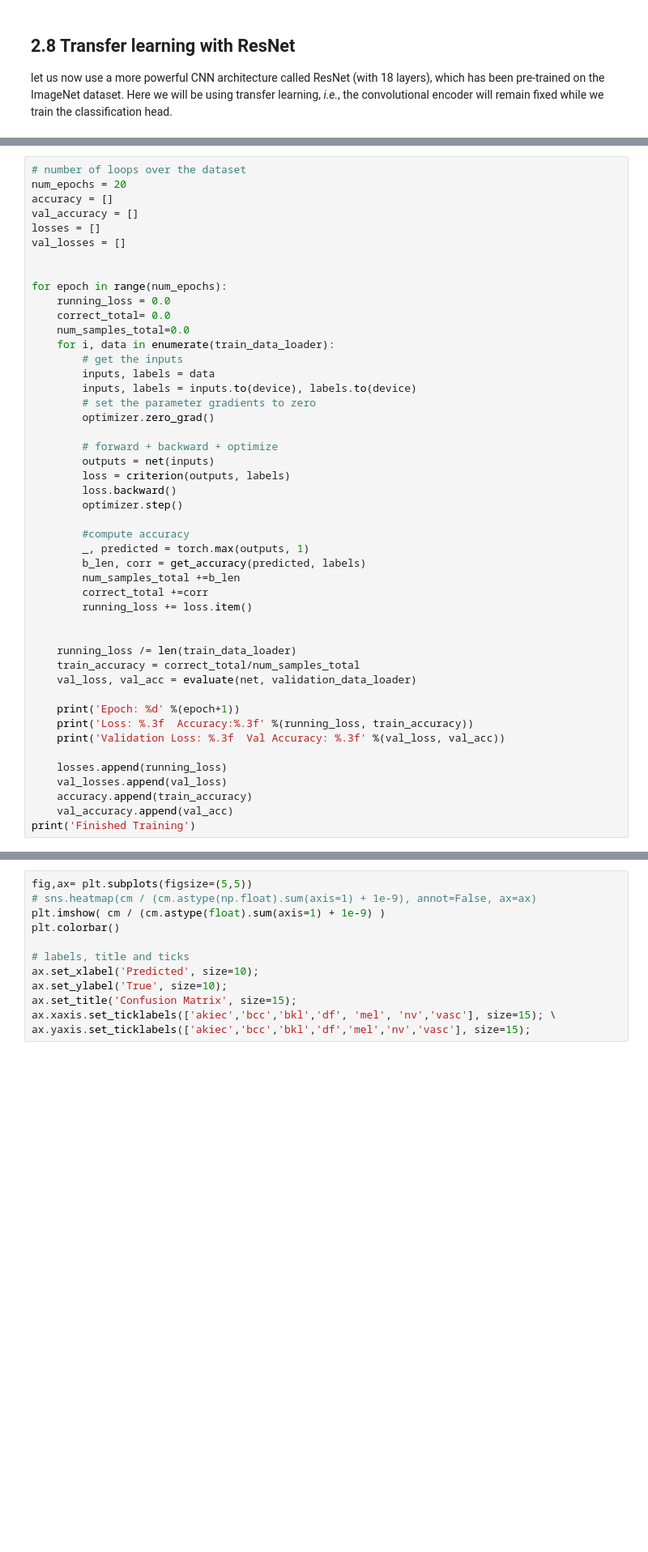
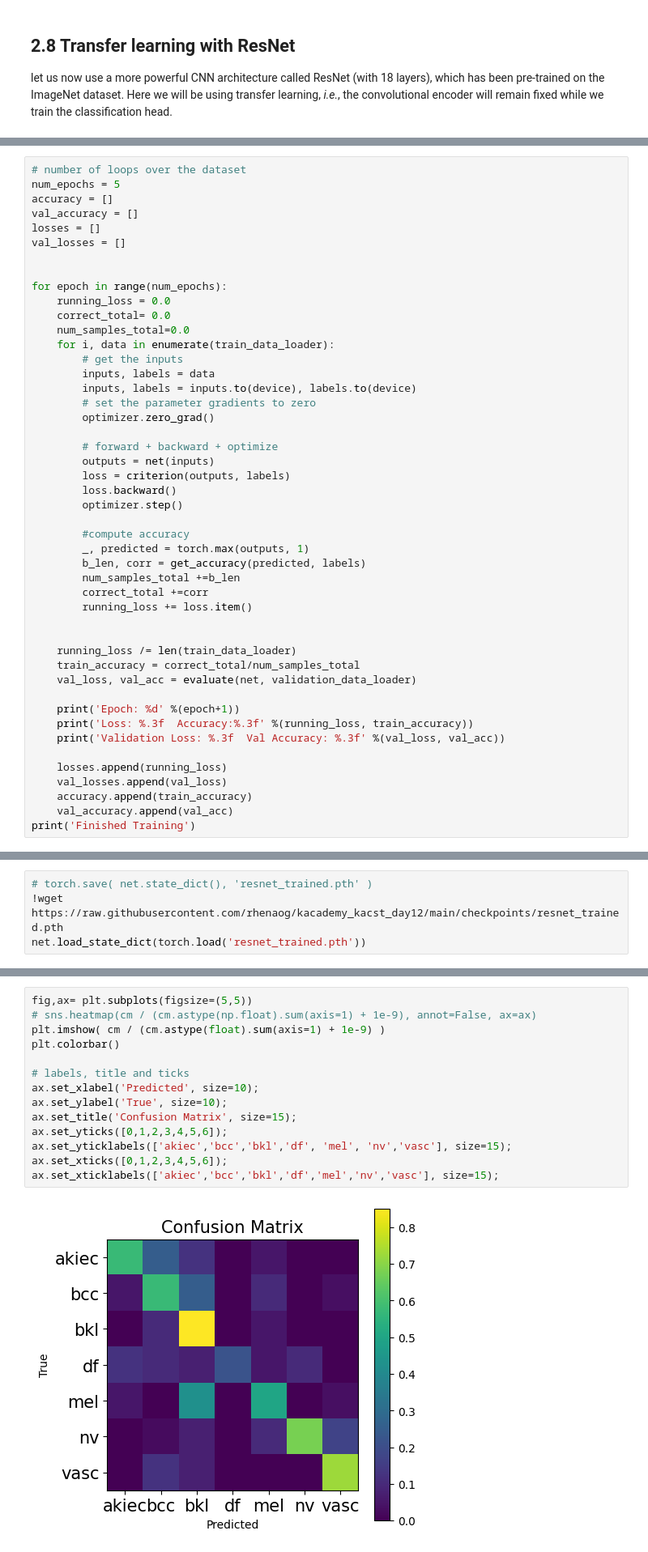
Before and after one commit to aaalqarni/kacademy_kacst_day12, a Jupyter notebook: kacademy_kacst_day2_ham10000.ipynb, the cells around one changed output, grey strips where cells are left out. Shown at 81% size. Saved outputs shown, nothing was run; the diff lists cells and outputs as text; blank space fills up the shorter version.

```diff
--- a/kacademy_kacst_day2_ham10000.ipynb
+++ b/kacademy_kacst_day2_ham10000.ipynb
@@ -574,7 +594,7 @@ def evaluate(model, val_loader):
     return losses, accuracy
 # %%
 # number of loops over the dataset
-num_epochs = 20
+num_epochs = 5
 accuracy = []
 val_accuracy = []
 losses = []
@@ -661,0 +684,4 @@ torch.save( net.state_dict(), 'resnet_trained.pth' )
+# %%
+# torch.save( net.state_dict(), 'resnet_trained.pth' )
+!wget https://raw.githubusercontent.com/rhenaog/kacademy_kacst_day12/main/checkpoints/resnet_trained.pth
+net.load_state_dict(torch.load('resnet_trained.pth'))
@@ -689,12 +729,16 @@ cm = confusion_matrix.numpy()
 # %%
 fig,ax= plt.subplots(figsize=(5,5))
 # sns.heatmap(cm / (cm.astype(np.float).sum(axis=1) + 1e-9), annot=False, ax=ax)
 plt.imshow( cm / (cm.astype(float).sum(axis=1) + 1e-9) )
 plt.colorbar()
 
 # labels, title and ticks
 ax.set_xlabel('Predicted', size=10);
 ax.set_ylabel('True', size=10);
 ax.set_title('Confusion Matrix', size=15);
-ax.xaxis.set_ticklabels(['akiec','bcc','bkl','df', 'mel', 'nv','vasc'], size=15); \
-ax.yaxis.set_ticklabels(['akiec','bcc','bkl','df','mel','nv','vasc'], size=15);
+ax.set_yticks([0,1,2,3,4,5,6]);
+ax.set_yticklabels(['akiec','bcc','bkl','df', 'mel', 'nv','vasc'], size=15);
+ax.set_xticks([0,1,2,3,4,5,6]);
+ax.set_xticklabels(['akiec','bcc','bkl','df','mel','nv','vasc'], size=15);
+# %% [output]
+[figure, added]
```
Also changed, not shown: parts of 9 cells of this notebook.
